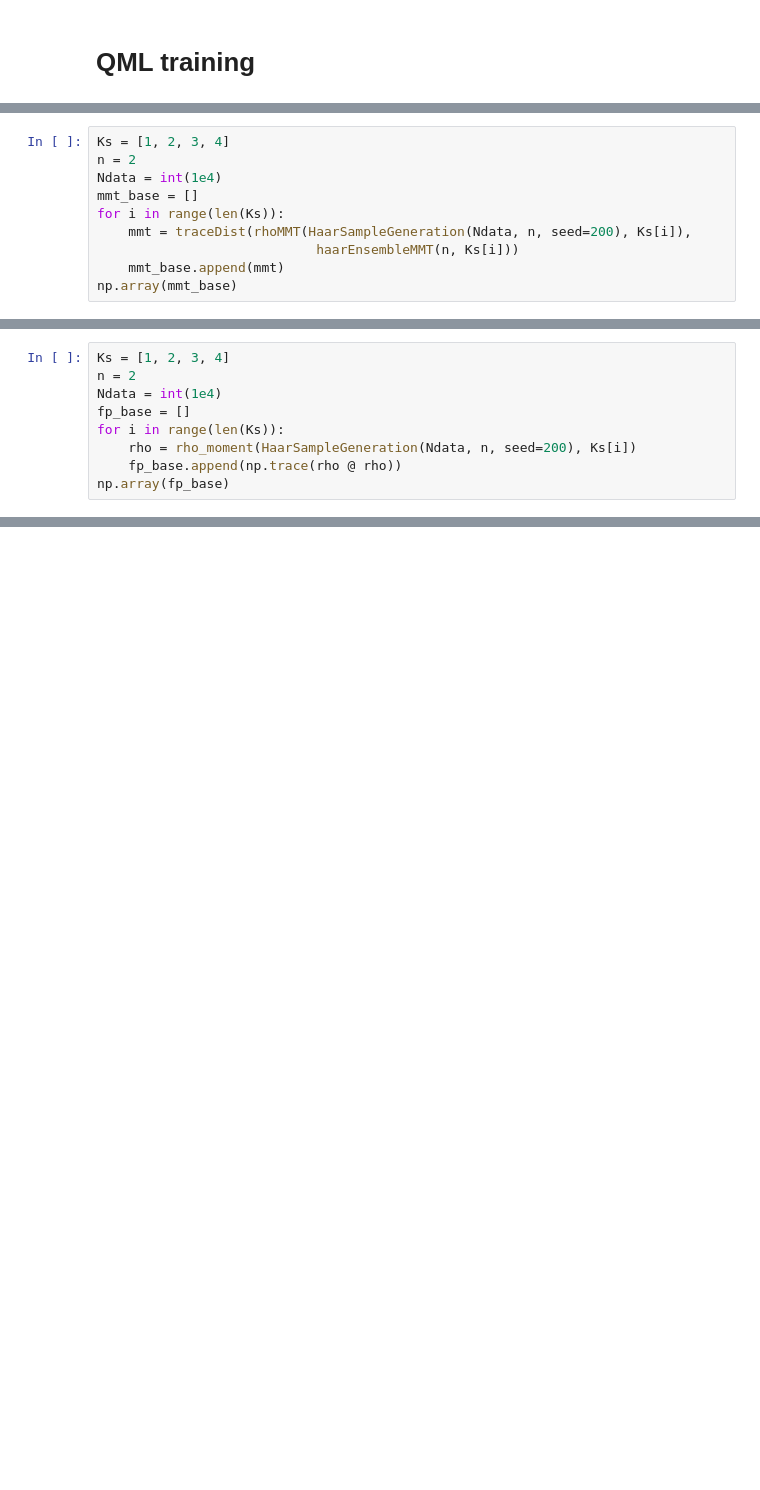
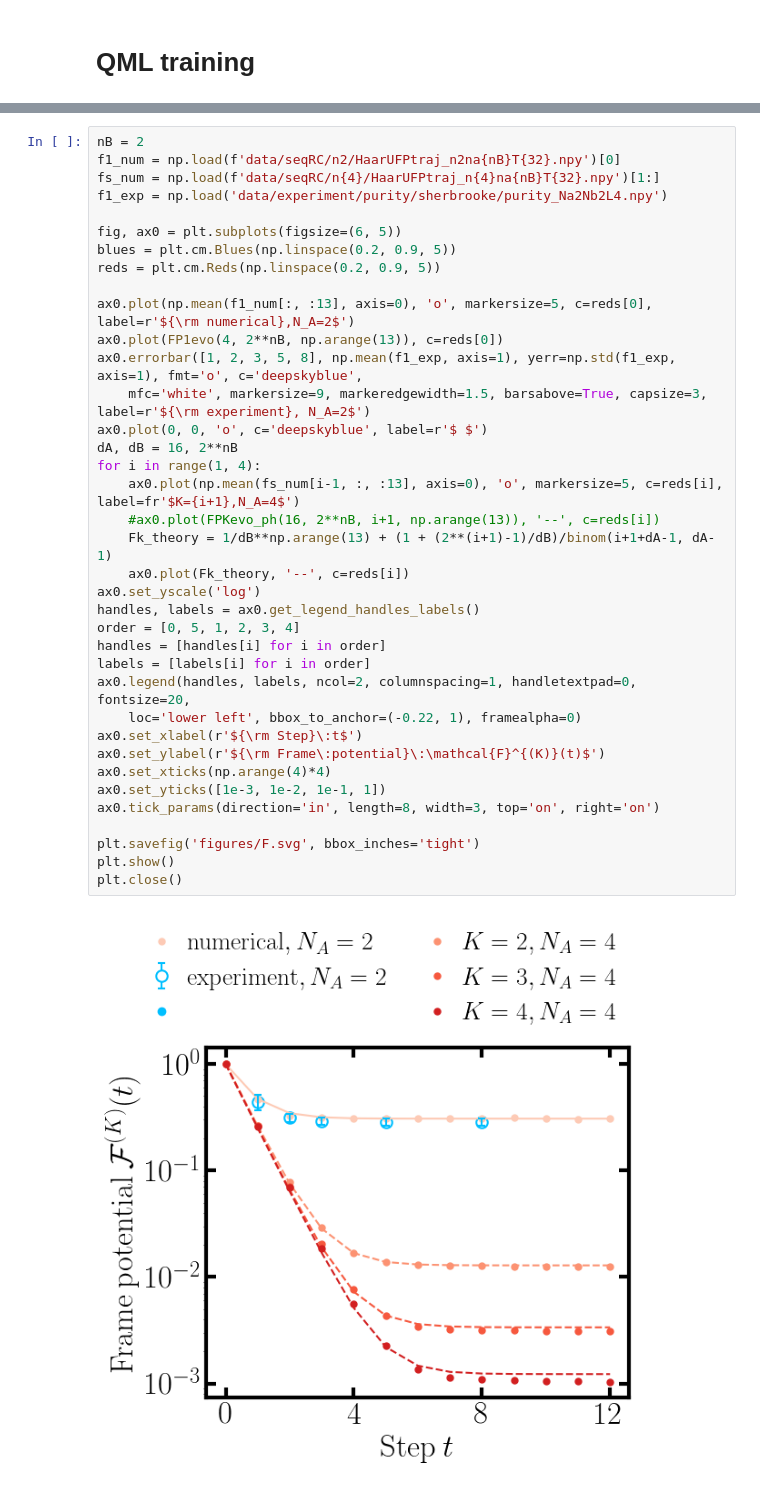
Before and after one commit to bzGit06/HaarQML, a Jupyter notebook: QTM_haar.ipynb, the cells around one changed output, grey strips where cells are left out. Drawn from its saved outputs; the diff is of its cells as text; blank space fills up the shorter version.

```diff
--- a/QTM_haar.ipynb
+++ b/QTM_haar.ipynb
@@ -1760,10 +224,0 @@ fp, K=4, fitting result=[-1.01824845  0.11388889]
-# %%
-Ks = [1, 2, 3, 4]
-n = 2
-Ndata = int(1e4)
-mmt_base = []
-for i in range(len(Ks)):
-    mmt = traceDist(rhoMMT(HaarSampleGeneration(Ndata, n, seed=200), Ks[i]),
-                            haarEnsembleMMT(n, Ks[i]))
-    mmt_base.append(mmt)
-np.array(mmt_base)
@@ -1772,9 +224,0 @@ array([0.00792799, 0.01291517, 0.01807931, 0.02409007], dtype=float32)
-# %%
-Ks = [1, 2, 3, 4]
-n = 2
-Ndata = int(1e4)
-fp_base = []
-for i in range(len(Ks)):
-    rho = rho_moment(HaarSampleGeneration(Ndata, n, seed=200), Ks[i])
-    fp_base.append(np.trace(rho @ rho))
-np.array(fp_base)
@@ -2333,0 +334,39 @@ plt.subplots_adjust(wspace=0.25, hspace=0.1)
+# %%
+nB = 2
+f1_num = np.load(f'data/seqRC/n2/HaarUFPtraj_n2na{nB}T{32}.npy')[0]
+fs_num = np.load(f'data/seqRC/n{4}/HaarUFPtraj_n{4}na{nB}T{32}.npy')[1:]
+f1_exp = np.load('data/experiment/purity/sherbrooke/purity_Na2Nb2L4.npy')
+
+fig, ax0 = plt.subplots(figsize=(6, 5))
+blues = plt.cm.Blues(np.linspace(0.2, 0.9, 5))
+reds = plt.cm.Reds(np.linspace(0.2, 0.9, 5))
+
+ax0.plot(np.mean(f1_num[:, :13], axis=0), 'o', markersize=5, c=reds[0], label=r'${\rm numerical},N_A=2$')
+ax0.plot(FP1evo(4, 2**nB, np.arange(13)), c=reds[0])
+ax0.errorbar([1, 2, 3, 5, 8], np.mean(f1_exp, axis=1), yerr=np.std(f1_exp, axis=1), fmt='o', c='deepskyblue',
+    mfc='white', markersize=9, markeredgewidth=1.5, barsabove=True, capsize=3, label=r'${\rm experiment}, N_A=2$')
+ax0.plot(0, 0, 'o', c='deepskyblue', label=r'$ $')
+dA, dB = 16, 2**nB
+for i in range(1, 4):
+    ax0.plot(np.mean(fs_num[i-1, :, :13], axis=0), 'o', markersize=5, c=reds[i], label=fr'$K={i+1},N_A=4$')
+    #ax0.plot(FPKevo_ph(16, 2**nB, i+1, np.arange(13)), '--', c=reds[i])
+    Fk_theory = 1/dB**np.arange(13) + (1 + (2**(i+1)-1)/dB)/binom(i+1+dA-1, dA-1)
+    ax0.plot(Fk_theory, '--', c=reds[i])
+ax0.set_yscale('log')
+handles, labels = ax0.get_legend_handles_labels()
+order = [0, 5, 1, 2, 3, 4]
+handles = [handles[i] for i in order]
+labels = [labels[i] for i in order]
+ax0.legend(handles, labels, ncol=2, columnspacing=1, handletextpad=0, fontsize=20,
+    loc='lower left', bbox_to_anchor=(-0.22, 1), framealpha=0)
+ax0.set_xlabel(r'${\rm Step}\:t$')
+ax0.set_ylabel(r'${\rm Frame\:potential}\:\mathcal{F}^{(K)}(t)$')
+ax0.set_xticks(np.arange(4)*4)
+ax0.set_yticks([1e-3, 1e-2, 1e-1, 1])
+ax0.tick_params(direction='in', length=8, width=3, top='on', right='on')
+
+plt.savefig('figures/F.svg', bbox_inches='tight')
+plt.show()
+plt.close()
+# %% [output]
+[figure, added]
```
Also changed, not shown: parts of 131 cells of this notebook, 4 other files.
